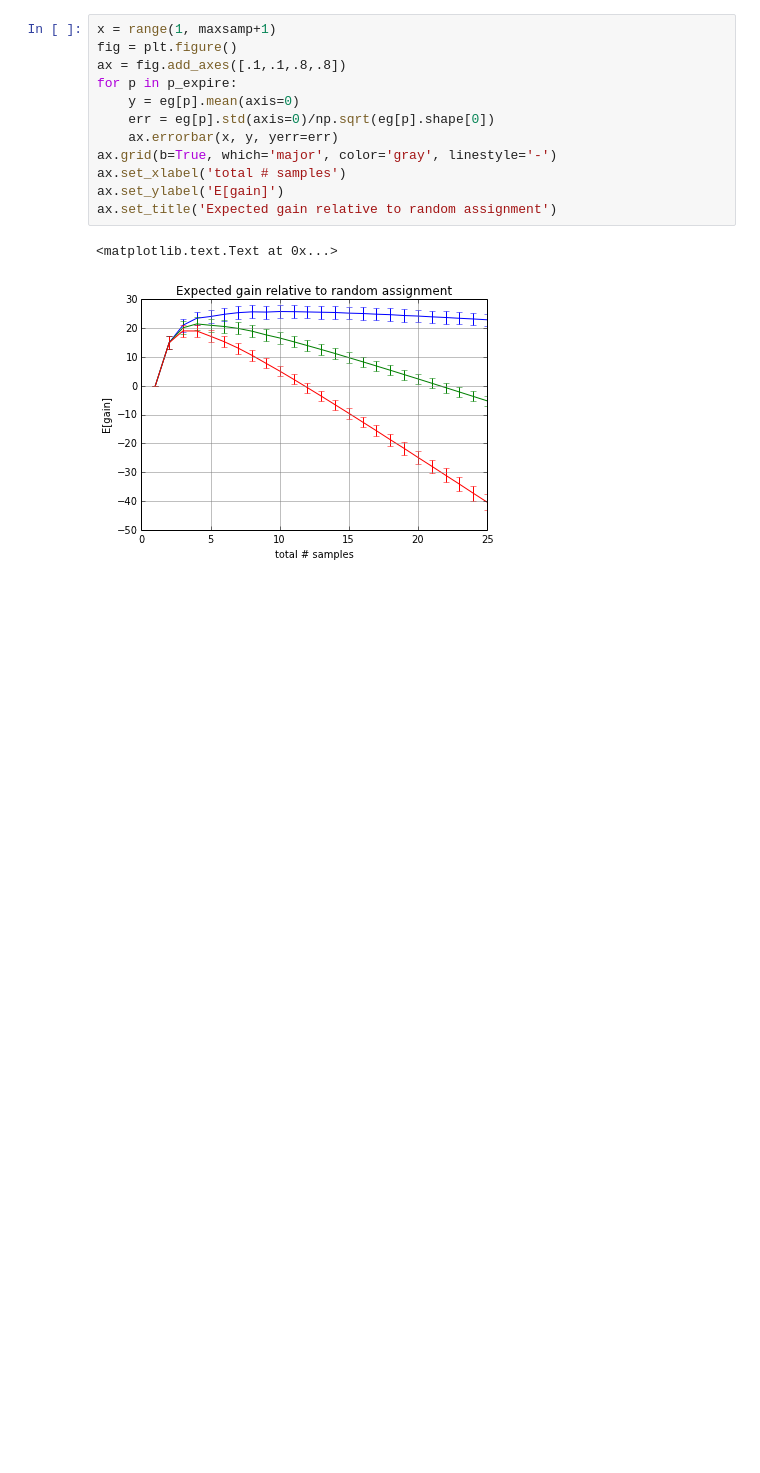
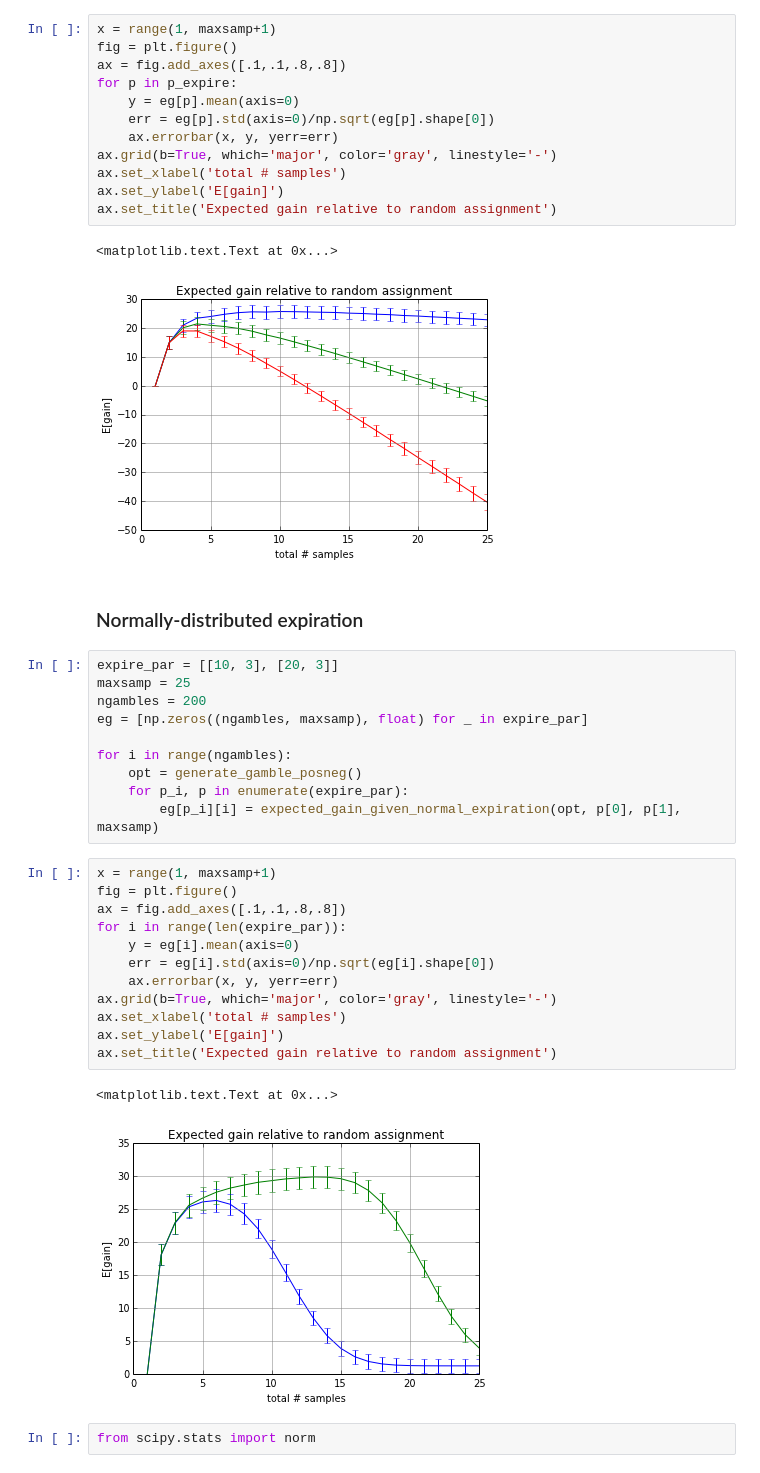
Before and after one commit to dmarkant/CompetitiveSampling, a Jupyter notebook: model/model-expiration.ipynb, the cells around one changed output. Drawn from its saved outputs; the diff is of its cells as text; blank space fills up the shorter version.

Commit message:
added normally distributed expiration

```diff
--- a/model/model-expiration.ipynb
+++ b/model/model-expiration.ipynb
@@ -121,3 +124,32 @@ ax.set_title('Expected gain relative to random assignment')
 # %% [output]
 <matplotlib.text.Text at 0x...>
 [figure]
+# %% [markdown]
+### Normally-distributed expiration
+# %%
+expire_par = [[10, 3], [20, 3]]
+maxsamp = 25
+ngambles = 200
+eg = [np.zeros((ngambles, maxsamp), float) for _ in expire_par]
+
+for i in range(ngambles):
+    opt = generate_gamble_posneg()
+    for p_i, p in enumerate(expire_par):
+        eg[p_i][i] = expected_gain_given_normal_expiration(opt, p[0], p[1], maxsamp)
+# %%
+x = range(1, maxsamp+1)
+fig = plt.figure()
+ax = fig.add_axes([.1,.1,.8,.8])
+for i in range(len(expire_par)):
+    y = eg[i].mean(axis=0)
+    err = eg[i].std(axis=0)/np.sqrt(eg[i].shape[0])
+    ax.errorbar(x, y, yerr=err)
+ax.grid(b=True, which='major', color='gray', linestyle='-')
+ax.set_xlabel('total # samples')
+ax.set_ylabel('E[gain]')
+ax.set_title('Expected gain relative to random assignment')
+# %% [output]
+<matplotlib.text.Text at 0x...>
+[figure, added]
+# %%
+from scipy.stats import norm
```
Also changed, not shown: parts of 4 cells of this notebook, 1 other file.
